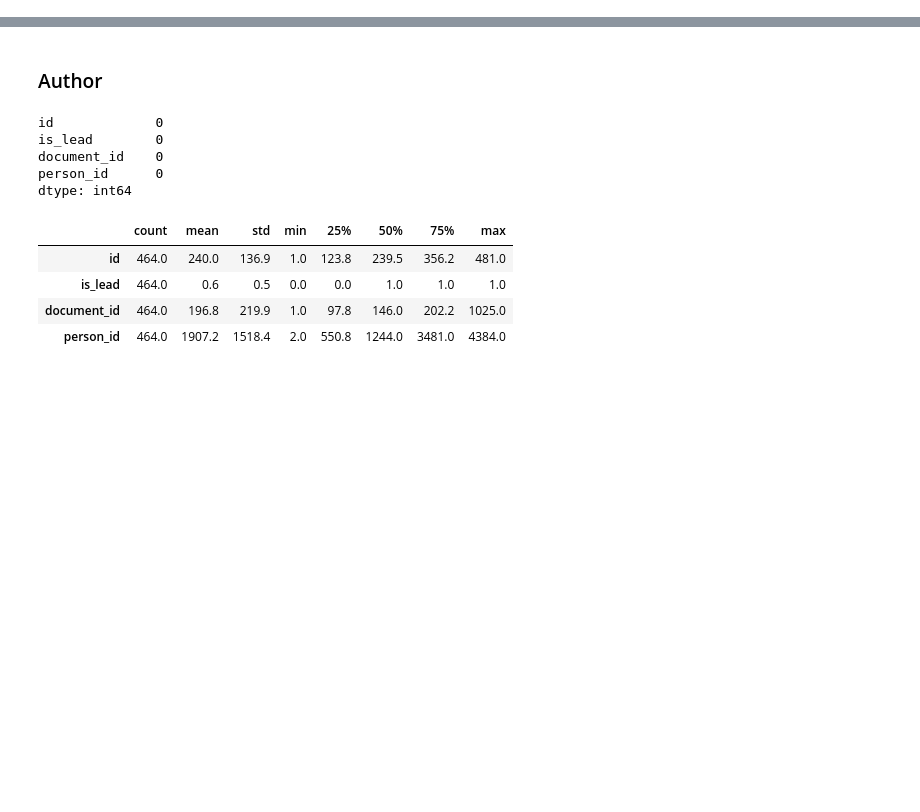
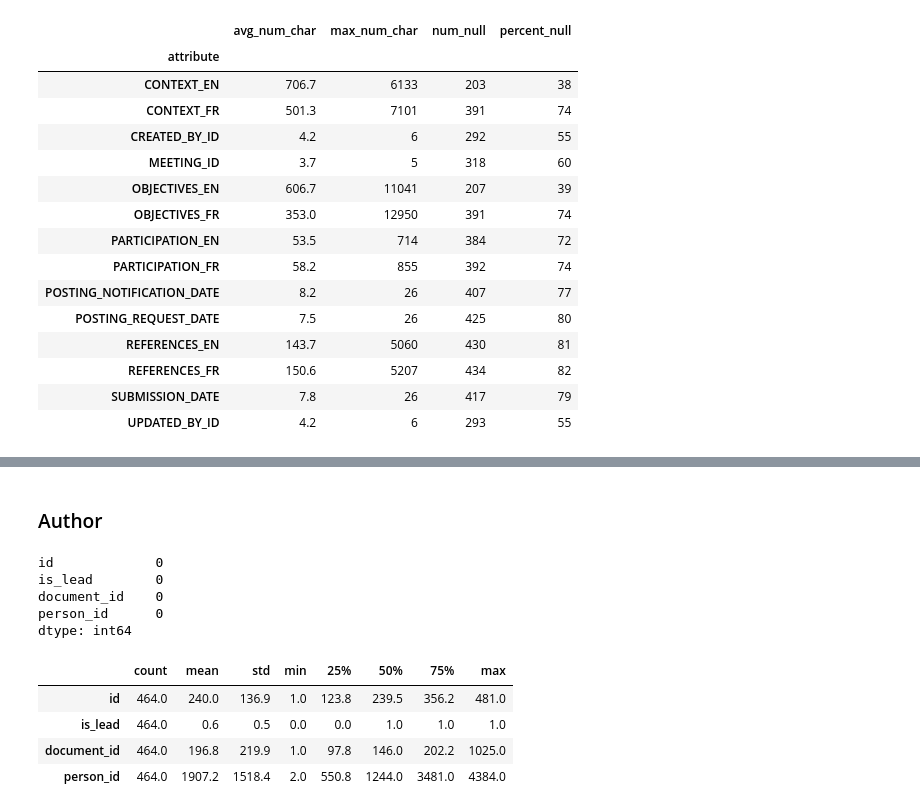
Before and after one commit to KevinCarr42/CSAS-Exploratory-Data-Analysis, a Jupyter notebook: CSAS EDA.ipynb, the cells around one changed output, grey strips where cells are left out. Saved outputs shown, nothing was run; the diff lists cells and outputs as text; code cells hidden in the pictures; blank space fills up the shorter version.

```diff
--- a/CSAS EDA.ipynb
+++ b/CSAS EDA.ipynb
@@ -33,0 +37,26 @@ tor = pd.read_csv('..\csv\csas2_termsofreference.csv')
+# %%
+def name_of_dataframe(df):
+    return [x for x in globals() if globals()[x] is df][0]
+
+def example_attribute(df, att, num_examples=1):
+    for example in df.sample(num_examples)[att]:
+        print(f'{att.upper()} example: {example}')
+
+def table_examples(df, num_examples=1):
+    print()
+    print(f'{name_of_dataframe(df).upper()} examples:\n===================================')
+    for att in df.columns:
+        example_attribute(df, att, num_examples)
+    print()
+
+def table_info(df):
+    output = []
+    length = df.shape[0]
+    for col in df.columns:
+        output.append([col.upper(), df[col].astype(str).str.len().mean(), df[col].astype(str).str.len().max(), df[col].isnull().sum(), int(df[col].isnull().sum()*100/length)])
+    return pd.DataFrame(output, columns=['attribute', 'avg_num_char', 'max_num_char', 'num_null', 'percent_null']).set_index('attribute')
+
+def table_info_and_examples(df, num_examples=1):
+    print(f'\n{name_of_dataframe(df).upper()} table information:\n===================================')
+    display(table_info(df))
+    table_examples(df, num_examples)
@@ -33,0 +85,19 @@ tor = pd.read_csv('..\csv\csas2_termsofreference.csv')
+# %%
+table_info(tor).sort_values('percent_null').tail(14).sort_index()
+# %% [output]
+|  | avg_num_char | max_num_char | num_null | percent_null |
+| attribute |  |  |  |  |
+| CONTEXT_EN | 706.7 | 6133 | 203 | 38 |
+| CONTEXT_FR | 501.3 | 7101 | 391 | 74 |
+| CREATED_BY_ID | 4.2 | 6 | 292 | 55 |
+| MEETING_ID | 3.7 | 5 | 318 | 60 |
+| OBJECTIVES_EN | 606.7 | 11041 | 207 | 39 |
+| OBJECTIVES_FR | 353.0 | 12950 | 391 | 74 |
+| PARTICIPATION_EN | 53.5 | 714 | 384 | 72 |
+| PARTICIPATION_FR | 58.2 | 855 | 392 | 74 |
+| POSTING_NOTIFICATION_DATE | 8.2 | 26 | 407 | 77 |
+| POSTING_REQUEST_DATE | 7.5 | 26 | 425 | 80 |
+| REFERENCES_EN | 143.7 | 5060 | 430 | 81 |
+| REFERENCES_FR | 150.6 | 5207 | 434 | 82 |
+| SUBMISSION_DATE | 7.8 | 26 | 417 | 79 |
+| UPDATED_BY_ID | 4.2 | 6 | 293 | 55 |
```
Also changed, not shown: parts of 5 cells of this notebook.
